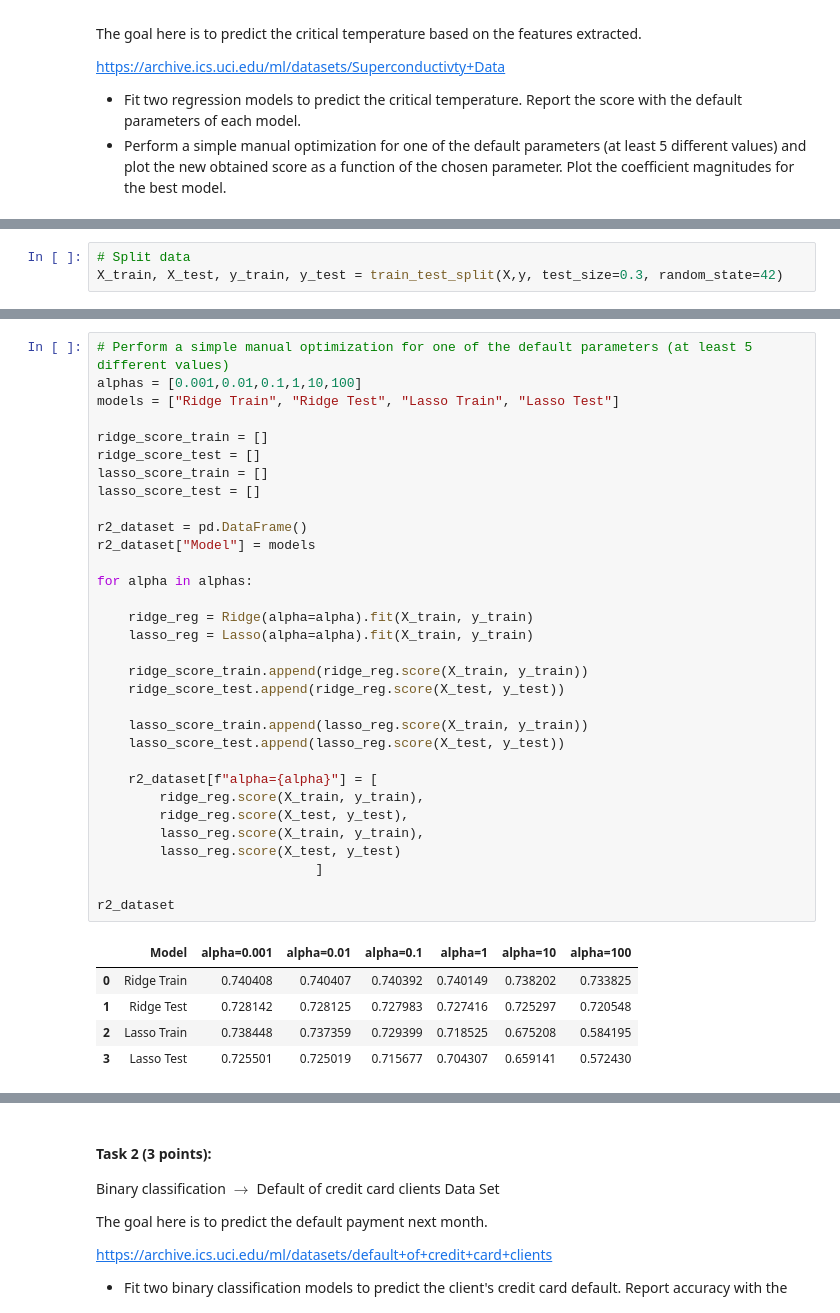
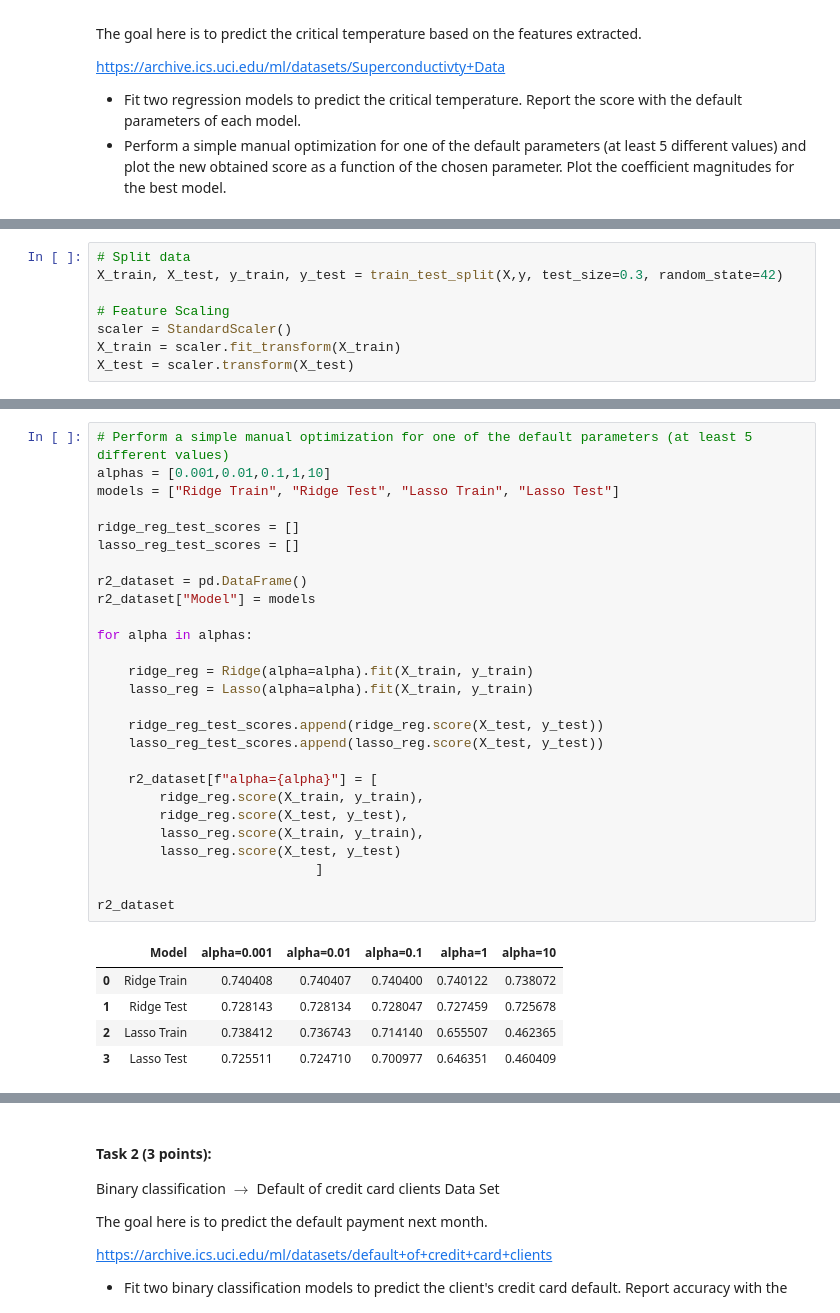
Before and after one commit to martinel-UAS/projects, a Jupyter notebook: Assignment_1/Assignment_1.ipynb, the cells around one changed output, grey strips where cells are left out. Drawn from its saved outputs; the diff is of its cells as text.

```diff
--- a/Assignment_1/Assignment_1.ipynb
+++ b/Assignment_1/Assignment_1.ipynb
@@ -41,6 +48,11 @@ print(df.shape)
 # %%
 # Split data
 X_train, X_test, y_train, y_test = train_test_split(X,y, test_size=0.3, random_state=42)
+
+# Feature Scaling
+scaler = StandardScaler()
+X_train = scaler.fit_transform(X_train)
+X_test = scaler.transform(X_test)
 # %%
 # Fit two regression models to predict the critical temperature. Report the score with the default parameters of each model
 ridge_reg = Ridge().fit(X_train, y_train)
@@ -68,41 +80,36 @@ Number of features used: 47
 # %%
 # Perform a simple manual optimization for one of the default parameters (at least 5 different values)
-alphas = [0.001,0.01,0.1,1,10,100]
+alphas = [0.001,0.01,0.1,1,10]
 models = ["Ridge Train", "Ridge Test", "Lasso Train", "Lasso Test"]
 
-ridge_score_train = []
-ridge_score_test = []
-lasso_score_train = []
-lasso_score_test = []
+ridge_reg_test_scores = []
+lasso_reg_test_scores = []
 
 r2_dataset = pd.DataFrame()
 r2_dataset["Model"] = models
 
 for alpha in alphas:
 
     ridge_reg = Ridge(alpha=alpha).fit(X_train, y_train)
     lasso_reg = Lasso(alpha=alpha).fit(X_train, y_train)
 
-    ridge_score_train.append(ridge_reg.score(X_train, y_train))
-    ridge_score_test.append(ridge_reg.score(X_test, y_test))
-
-    lasso_score_train.append(lasso_reg.score(X_train, y_train))
-    lasso_score_test.append(lasso_reg.score(X_test, y_test))
+    ridge_reg_test_scores.append(ridge_reg.score(X_test, y_test))
+    lasso_reg_test_scores.append(lasso_reg.score(X_test, y_test))
 
     r2_dataset[f"alpha={alpha}"] = [
         ridge_reg.score(X_train, y_train),
         ridge_reg.score(X_test, y_test),
         lasso_reg.score(X_train, y_train),
         lasso_reg.score(X_test, y_test)
                             ]
 
 r2_dataset
 # %% [output]
-|  | Model | alpha=0.001 | alpha=0.01 | alpha=0.1 | alpha=1 | alpha=10 | alpha=100 |
-| 0 | Ridge Train | 0.740408 | 0.740407 | 0.740392 | 0.740149 | 0.738202 | 0.733825 |
-| 1 | Ridge Test | 0.728142 | 0.728125 | 0.727983 | 0.727416 | 0.725297 | 0.720548 |
-| 2 | Lasso Train | 0.738448 | 0.737359 | 0.729399 | 0.718525 | 0.675208 | 0.584195 |
-| 3 | Lasso Test | 0.725501 | 0.725019 | 0.715677 | 0.704307 | 0.659141 | 0.572430 |
+|  | Model | alpha=0.001 | alpha=0.01 | alpha=0.1 | alpha=1 | alpha=10 |
+| 0 | Ridge Train | 0.740408 | 0.740407 | 0.740400 | 0.740122 | 0.738072 |
+| 1 | Ridge Test | 0.728143 | 0.728134 | 0.728047 | 0.727459 | 0.725678 |
+| 2 | Lasso Train | 0.738412 | 0.736743 | 0.714140 | 0.655507 | 0.462365 |
+| 3 | Lasso Test | 0.725511 | 0.724710 | 0.700977 | 0.646351 | 0.460409 |
 # %%
 # Plot the new obtained score as a function of the chosen parameter
 def plot_score():
```
Also changed, not shown: parts of 15 cells of this notebook.
